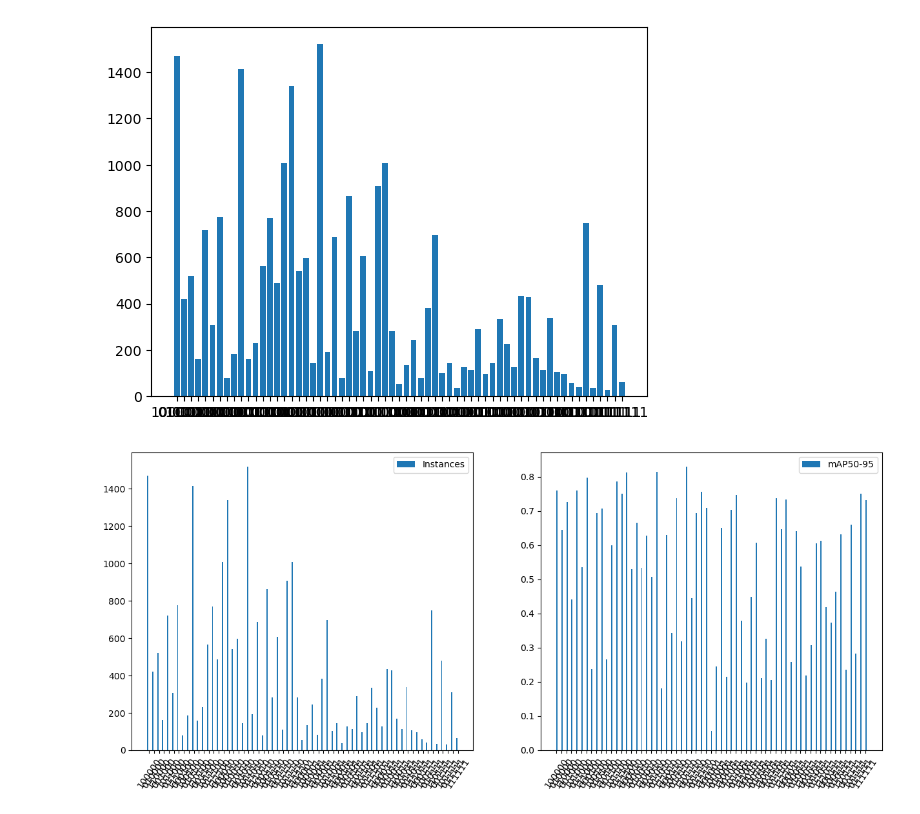
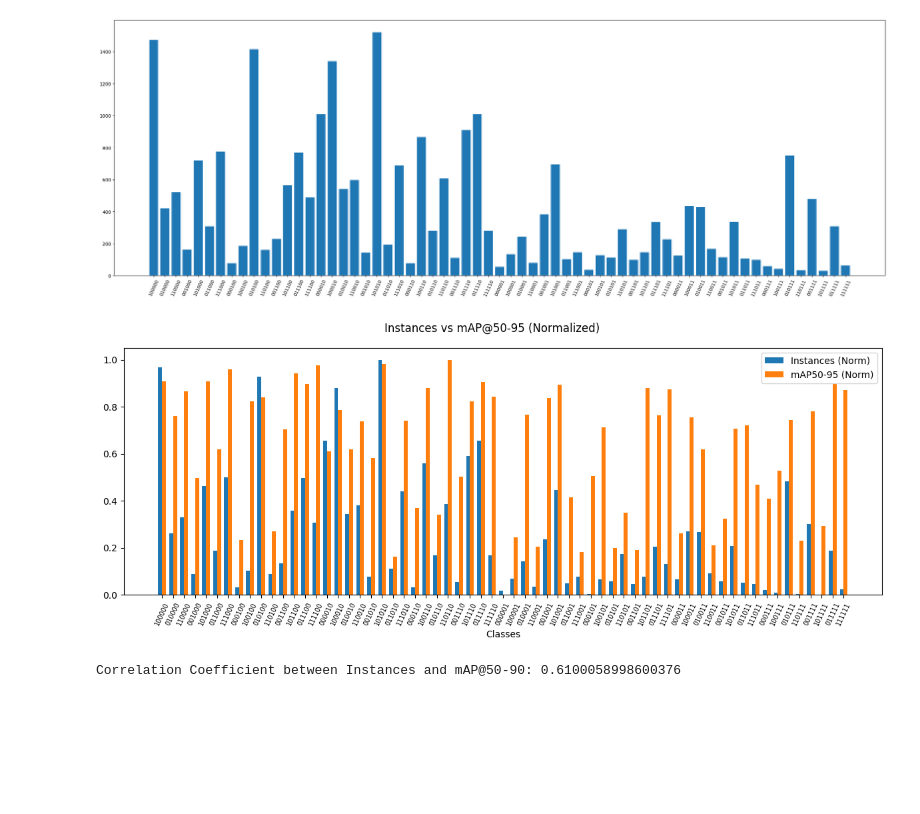
Before and after one commit to supremekhadka/braill2, a Jupyter notebook: notebooks/model-distributions.ipynb, the cells around one changed output. Saved outputs shown, nothing was run; the diff lists cells and outputs as text; code cells hidden in the pictures; blank space fills up the shorter version.

```diff
--- a/notebooks/model-distributions.ipynb
+++ b/notebooks/model-distributions.ipynb
@@ -82,30 +85,52 @@ mAP50_95 = [float(row[6]) for row in rows]
 # %%
 x = np.arange(len(class_labels))
 
-plt.figure()
+plt.figure(figsize=(30, 10))
 
 # ax.bar(x - width/2, images_norm, width, label="Images (norm)")
 plt.bar(x=class_labels, label="Instances", height=instances)
+plt.xticks(rotation=65, size=10)
 
 plt.show()
 # %% [output]
-[figure, old version]
+[figure, new version]
 # %%
 x = np.arange(len(class_labels))
-width = 0.25
 
-fig, axes = plt.subplots(1, 2, figsize=(15,6))
+instances_norm = [(x - min(instances)) / (max(instances) - min(instances)) for x in instances ]
+mAP50_95_norm = [(x - min(mAP50_95)) / (max(mAP50_95) - min(mAP50_95)) for x in mAP50_95 ]
 
-# ax.bar(x - width/2, images_norm, width, label="Images (norm)")
-axes[0].bar(x - width, instances, width, label="Instances")
-# ax.bar(x, mAP50_norm, width, label="mAP50 (norm)")
-axes[1].bar(x + width/2, mAP50_95, width, label="mAP50-95")
+width = 0.35
 
-axes[0].set_xticks(x)
-axes[0].set_xticklabels(class_labels, rotation=55, fontsize=10)
-axes[1].set_xticks(x)
-axes[1].set_xticklabels(class_labels, rotation=55, fontsize=10)
+plt.figure(figsize=(12, 5))
 
+plt.bar(x - width/2, instances_norm, width, label='Instances (Norm)')
+plt.bar(x + width/2, mAP50_95_norm, width, label='mAP50-95 (Norm)')
+
+plt.xticks(x, class_labels, rotation=65, size=7)
+plt.xlabel("Classes")
+plt.suptitle('Instances vs mAP@50-95 (Normalized)')
+plt.legend()
+
+plt.tight_layout()
 plt.show()
 # %% [output]
-[figure, old version]
+[figure, new version]
+# %%
+## Pearson's Correlation Coefficient
+
+def corr_coeff(x, y):
+    if(len(x) != len(y)):
+        print("Error: number of data are not equal")
+        return
+
+    n = len(x)
+
+    x= np.array(x)
+    y = np.array(y)
+
+    return (n*(sum(x*y)) - (sum(x) * sum(y)))/(math.sqrt((n*sum(np.pow(x, 2)) - math.pow(sum(x),2))*(n*sum(np.pow(y, 2)) - math.pow(sum(y),2))))
+
+print("Correlation Coefficient between Instances and mAP@50-90:", corr_coeff(instances, mAP50_95))
+# %% [output]
+Correlation Coefficient between Instances and mAP@50-90: 0.6100058998600376
```
Also changed, not shown: parts of 2 cells of this notebook, 1 other file.
